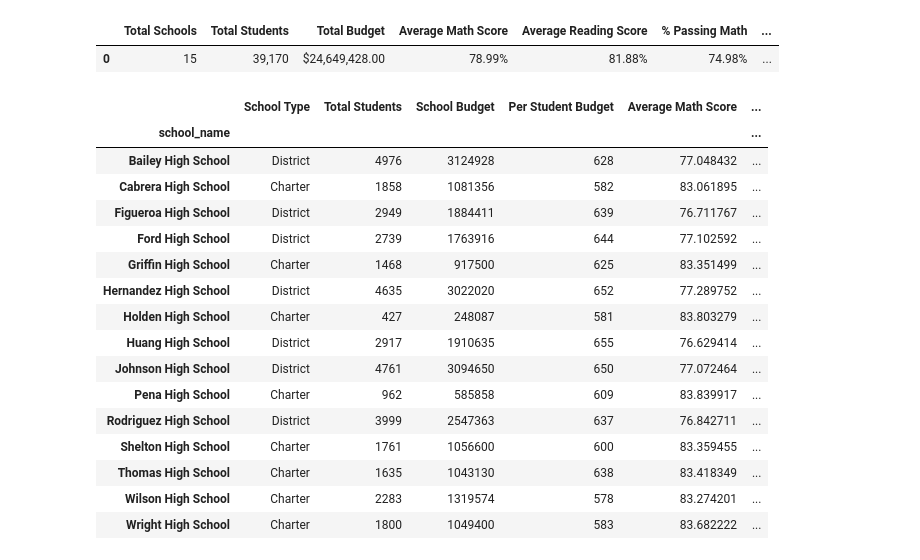
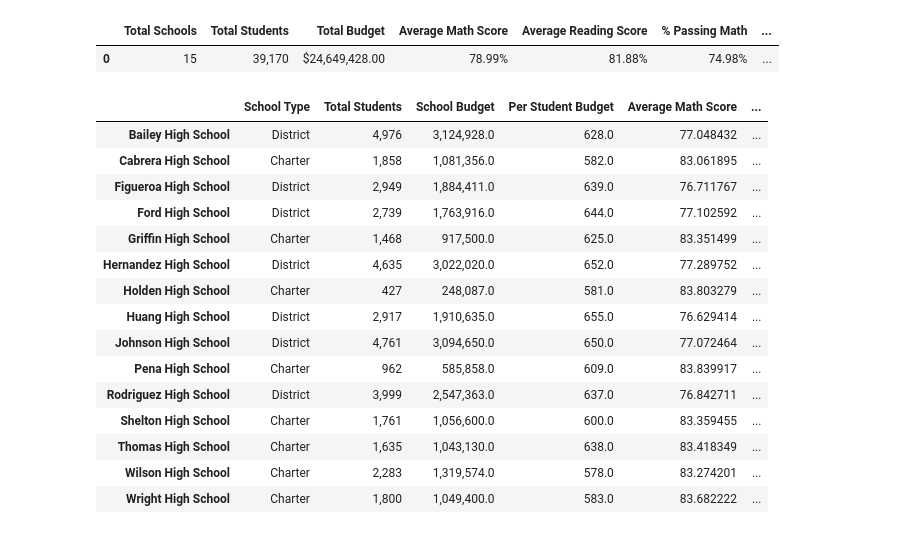
Before and after one commit to Samwimb/pandas-homework, a Jupyter notebook: PyCitySchools/py_academy.ipynb, the cells around one changed output. Drawn from its saved outputs; the diff is of its cells as text; code cells hidden in the pictures.

```diff
--- a/PyCitySchools/py_academy.ipynb
+++ b/PyCitySchools/py_academy.ipynb
@@ -83,11 +92,18 @@ school_summary = school_data_complete.groupby("school_name")
 
 per_school_counts = school_data_complete["school_name"].value_counts()
 per_school_budget = school_data_complete.groupby(["school_name"]).mean()["budget"]
-per_school_capita = (per_school_budget / per_school_counts)
+per_school_capital = (per_school_budget / per_school_counts)
+
+
+#spend_group_counts = school_summary_dataframe["Spending Group"].value_counts()
+
+#spend_math_pass = school_data_complete[(school_data_complete["math_score"] >= 70)]
+#spend_math_percent = (spend_math_pass["Spending Group"].value_counts()/ spend_group_counts)*100
+
 
 avg_math_score = school_summary["math_score"].mean()
 avg_reading_score = school_summary["reading_score"].mean()
-school_type = school_summary["type"].unique()
+school_type = school_summary["type"].first()
 total_students = school_summary["size"].unique()
 school_budget = school_summary["budget"].unique()
 student_budget = school_budget/total_students
@@ -105,41 +118,50 @@ overall_pass_rate = (math_pass_percent + reading_pass_percent)/2
 # %%
 school_summary_dataframe = pd.DataFrame({"School Type": school_type,
-                                "Total Students": total_students,
-                                 "School Budget": school_budget,
-                                 "Per Student Budget": student_budget,
+                                "Total Students": per_school_counts,
+                                 "School Budget": per_school_budget,
+                                 "Per Student Budget": per_school_capital,
                                  "Average Math Score": avg_math_score,
                                  "Average Reading Score": avg_reading_score,
                                  "% Passing Math": math_pass_percent,
                                  "% Passing Reading": reading_pass_percent,
                                  "% Overall Passing Rate": overall_pass_rate})
 
-school_summary_dataframe["School Type"] = school_summary_dataframe["School Type"].map(lambda x: str(x)[2:-2])
-school_summary_dataframe["Total Students"] = school_summary_dataframe["Total Students"].map(lambda x: str(x)[1:-1])
-school_summary_dataframe["School Budget"] = school_summary_dataframe["School Budget"].map(lambda x: str(x)[1:-1])
-#school_summary_dataframe["School Budget"] = school_summary_dataframe["School Budget"].map("${:,.2f}".format(float(u"5.0")))
-school_summary_dataframe["Per Student Budget"] = school_summary_dataframe["Per Student Budget"].map(lambda x: str(x)[1:-2])
-school_summary_dataframe["% Passing Math"] = school_summary_dataframe["% Passing Math"].map("{:.2f}%".format)
-school_summary_dataframe["% Passing Reading"] = school_summary_dataframe["% Passing Reading"].map("{:.2f}%".format)
-school_summary_dataframe["% Overall Passing Rate"] = school_summary_dataframe["% Overall Passing Rate"].map("{:.2f}%".format)
-school_summary_dataframe
+school_summary_dataframe_formatted= pd.DataFrame({"School Type": school_type,
+                                "Total Students": per_school_counts,
+                                 "School Budget": per_school_budget,
+                                 "Per Student Budget": per_school_capital,
+                                 "Average Math Score": avg_math_score,
+                                 "Average Reading Score": avg_reading_score,
+                                 "% Passing Math": math_pass_percent,
+                                 "% Passing Reading": reading_pass_percent,
+                                 "% Overall Passing Rate": overall_pass_rate})
+
+
+school_summary_dataframe_formatted["School Type"] = school_summary_dataframe["School Type"]
+school_summary_dataframe_formatted["Total Students"] = school_summary_dataframe["Total Students"].map("{:,}".format)#.map(lambda x: str(x)[1:-1])
+school_summary_dataframe_formatted["School Budget"] = school_summary_dataframe["School Budget"].map("{:,}".format)
+school_summary_dataframe_formatted["Per Student Budget"] = school_summary_dataframe["Per Student Budget"]#.map(lambda x: str(x)[1:-2])
+school_summary_dataframe_formatted["% Passing Math"] = school_summary_dataframe["% Passing Math"].map("{:.2f}%".format)
+school_summary_dataframe_formatted["% Passing Reading"] = school_summary_dataframe["% Passing Reading"].map("{:.2f}%".format)
+school_summary_dataframe_formatted["% Overall Passing Rate"] = school_summary_dataframe["% Overall Passing Rate"].map("{:.2f}%".format)
+school_summary_dataframe_formatted
 # %% [output]
 |  | School Type | Total Students | School Budget | Per Student Budget | Average Math Score | ... |
-| school_name |  |  |  |  |  | ... |
-| Bailey High School | District | 4976 | 3124928 | 628 | 77.048432 | ... |
-| Cabrera High School | Charter | 1858 | 1081356 | 582 | 83.061895 | ... |
-| Figueroa High School | District | 2949 | 1884411 | 639 | 76.711767 | ... |
-| Ford High School | District | 2739 | 1763916 | 644 | 77.102592 | ... |
-| Griffin High School | Charter | 1468 | 917500 | 625 | 83.351499 | ... |
-| Hernandez High School | District | 4635 | 3022020 | 652 | 77.289752 | ... |
-| Holden High School | Charter | 427 | 248087 | 581 | 83.803279 | ... |
-| Huang High School | District | 2917 | 1910635 | 655 | 76.629414 | ... |
-| Johnson High School | District | 4761 | 3094650 | 650 | 77.072464 | ... |
-| Pena High School | Charter | 962 | 585858 | 609 | 83.839917 | ... |
-| Rodriguez High School | District | 3999 | 2547363 | 637 | 76.842711 | ... |
-| Shelton High School | Charter | 1761 | 1056600 | 600 | 83.359455 | ... |
-| Thomas High School | Charter | 1635 | 1043130 | 638 | 83.418349 | ... |
-| Wilson High School | Charter | 2283 | 1319574 | 578 | 83.274201 | ... |
-| Wright High School | Charter | 1800 | 1049400 | 583 | 83.682222 | ... |
+| Bailey High School | District | 4,976 | 3,124,928.0 | 628.0 | 77.048432 | ... |
+| Cabrera High School | Charter | 1,858 | 1,081,356.0 | 582.0 | 83.061895 | ... |
+| Figueroa High School | District | 2,949 | 1,884,411.0 | 639.0 | 76.711767 | ... |
+| Ford High School | District | 2,739 | 1,763,916.0 | 644.0 | 77.102592 | ... |
+| Griffin High School | Charter | 1,468 | 917,500.0 | 625.0 | 83.351499 | ... |
+| Hernandez High School | District | 4,635 | 3,022,020.0 | 652.0 | 77.289752 | ... |
+| Holden High School | Charter | 427 | 248,087.0 | 581.0 | 83.803279 | ... |
+| Huang High School | District | 2,917 | 1,910,635.0 | 655.0 | 76.629414 | ... |
+| Johnson High School | District | 4,761 | 3,094,650.0 | 650.0 | 77.072464 | ... |
+| Pena High School | Charter | 962 | 585,858.0 | 609.0 | 83.839917 | ... |
+| Rodriguez High School | District | 3,999 | 2,547,363.0 | 637.0 | 76.842711 | ... |
+| Shelton High School | Charter | 1,761 | 1,056,600.0 | 600.0 | 83.359455 | ... |
+| Thomas High School | Charter | 1,635 | 1,043,130.0 | 638.0 | 83.418349 | ... |
+| Wilson High School | Charter | 2,283 | 1,319,574.0 | 578.0 | 83.274201 | ... |
+| Wright High School | Charter | 1,800 | 1,049,400.0 | 583.0 | 83.682222 | ... |
 # %%
 school_summary_dataframe = school_summary_dataframe.sort_values(by=["% Overall Passing Rate"], ascending=False)
 school_summary_dataframe.head()
```
Also changed, not shown: parts of 19 cells of this notebook.
